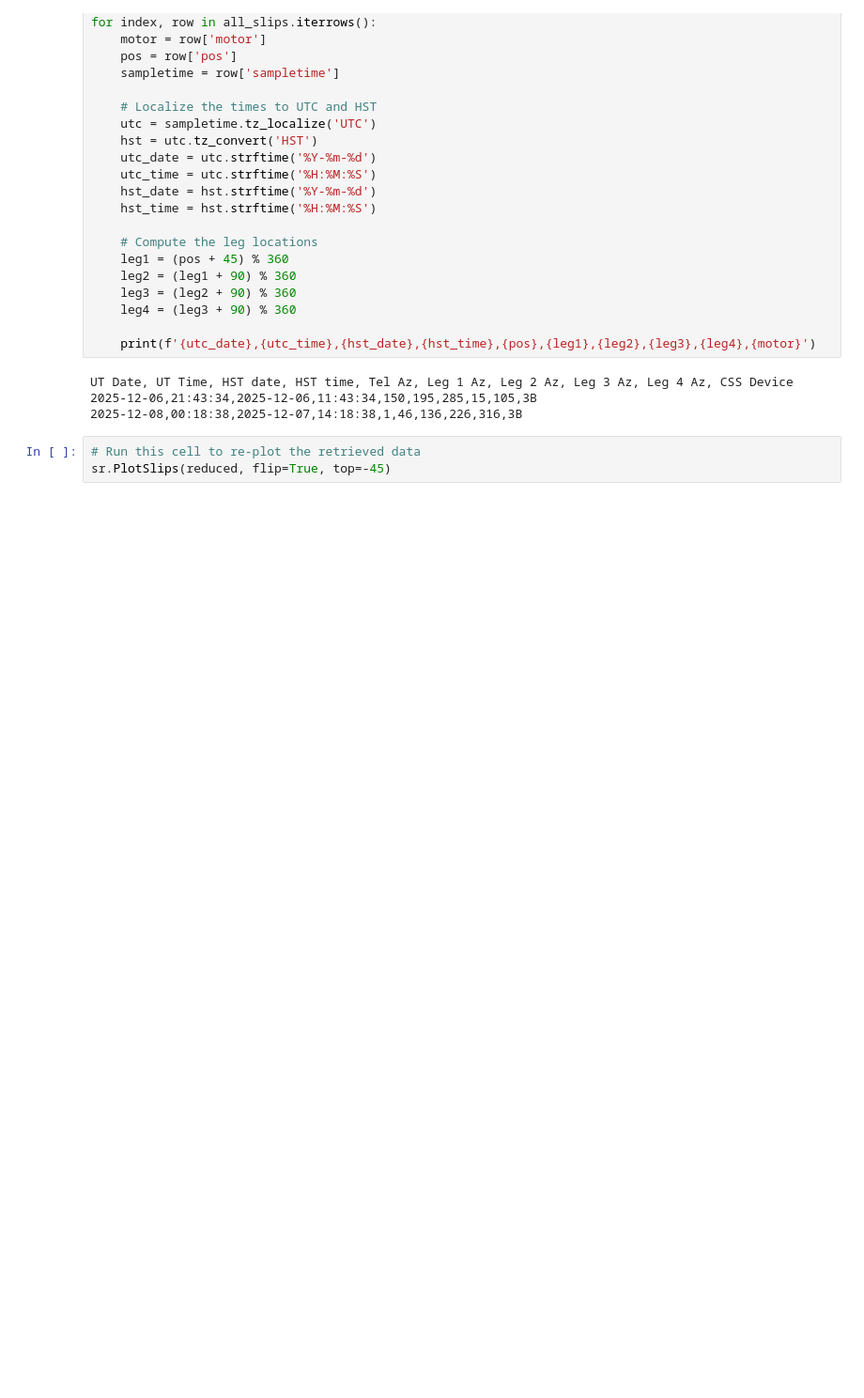
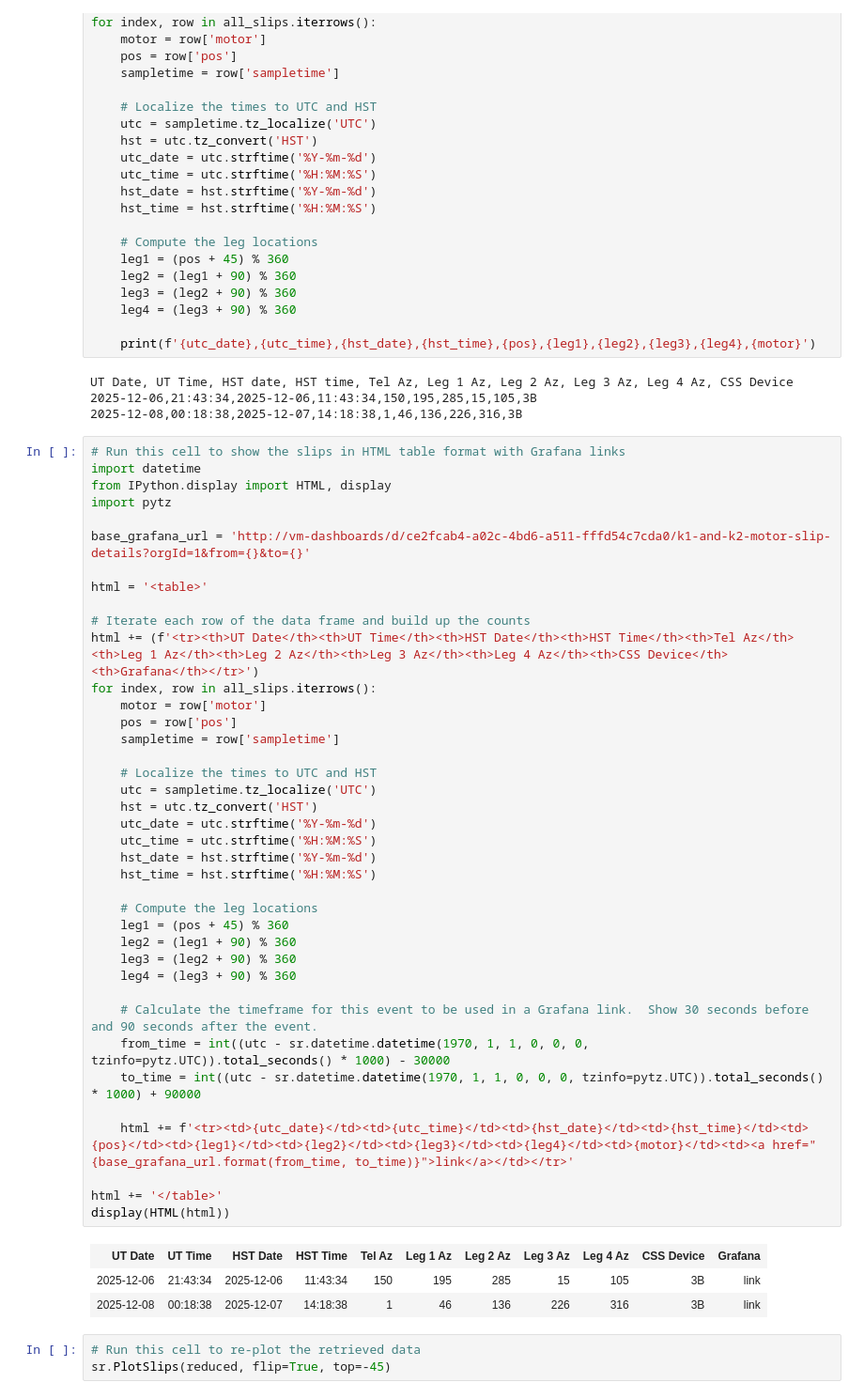
Before and after one commit to KeckObservatory/controls-notebooks, a Jupyter notebook: slip_report/slip_report.ipynb, the cells around one changed output. Shown at 94% size. Saved outputs shown, nothing was run; the diff lists cells and outputs as text; blank space fills up the shorter version.

Commit message:
Add links to Grafana.

```diff
--- a/slip_report/slip_report.ipynb
+++ b/slip_report/slip_report.ipynb
@@ -98,6 +93,49 @@ for index, row in all_slips.iterrows():
 UT Date, UT Time, HST date, HST time, Tel Az, Leg 1 Az, Leg 2 Az, Leg 3 Az, Leg 4 Az, CSS Device
 2025-12-06,21:43:34,2025-12-06,11:43:34,150,195,285,15,105,3B
 2025-12-08,00:18:38,2025-12-07,14:18:38,1,46,136,226,316,3B
+# %%
+# Run this cell to show the slips in HTML table format with Grafana links
+import datetime
+from IPython.display import HTML, display
+import pytz
+
+base_grafana_url = 'http://vm-dashboards/d/ce2fcab4-a02c-4bd6-a511-fffd54c7cda0/k1-and-k2-motor-slip-details?orgId=1&from={}&to={}'
+
+html = '<table>'
+
+# Iterate each row of the data frame and build up the counts
+html += (f'<tr><th>UT Date</th><th>UT Time</th><th>HST Date</th><th>HST Time</th><th>Tel Az</th><th>Leg 1 Az</th><th>Leg 2 Az</th><th>Leg 3 Az</th><th>Leg 4 Az</th><th>CSS Device</th><th>Grafana</th></tr>')
+for index, row in all_slips.iterrows():
+    motor = row['motor']
+    pos = row['pos']
+    sampletime = row['sampletime']
+
+    # Localize the times to UTC and HST
+    utc = sampletime.tz_localize('UTC')
+    hst = utc.tz_convert('HST')
+    utc_date = utc.strftime('%Y-%m-%d')
+    utc_time = utc.strftime('%H:%M:%S')
+    hst_date = hst.strftime('%Y-%m-%d')
+    hst_time = hst.strftime('%H:%M:%S')
+
+    # Compute the leg locations
+    leg1 = (pos + 45) % 360
+    leg2 = (leg1 + 90) % 360
+    leg3 = (leg2 + 90) % 360
+    leg4 = (leg3 + 90) % 360
+
+    # Calculate the timeframe for this event to be used in a Grafana link.  Show 30 seconds before and 90 seconds after the event.
+    from_time = int((utc - sr.datetime.datetime(1970, 1, 1, 0, 0, 0, tzinfo=pytz.UTC)).total_seconds() * 1000) - 30000
+    to_time = int((utc - sr.datetime.datetime(1970, 1, 1, 0, 0, 0, tzinfo=pytz.UTC)).total_seconds() * 1000) + 90000
+
+    html += f'<tr><td>{utc_date}</td><td>{utc_time}</td><td>{hst_date}</td><td>{hst_time}</td><td>{pos}</td><td>{leg1}</td><td>{leg2}</td><td>{leg3}</td><td>{leg4}</td><td>{motor}</td><td><a href="{base_grafana_url.format(from_time, to_time)}">link</a></td></tr>'
+
+html += '</table>'
+display(HTML(html))
+# %% [output]
+| UT Date | UT Time | HST Date | HST Time | Tel Az | Leg 1 Az | Leg 2 Az | Leg 3 Az | Leg 4 Az | CSS Device | Grafana |
+| 2025-12-06 | 21:43:34 | 2025-12-06 | 11:43:34 | 150 | 195 | 285 | 15 | 105 | 3B | link |
+| 2025-12-08 | 00:18:38 | 2025-12-07 | 14:18:38 | 1 | 46 | 136 | 226 | 316 | 3B | link |
 # %%
 # Run this cell to re-plot the retrieved data
 sr.PlotSlips(reduced, flip=True, top=-45)
```
Also changed, not shown: parts of 2 cells of this notebook.
